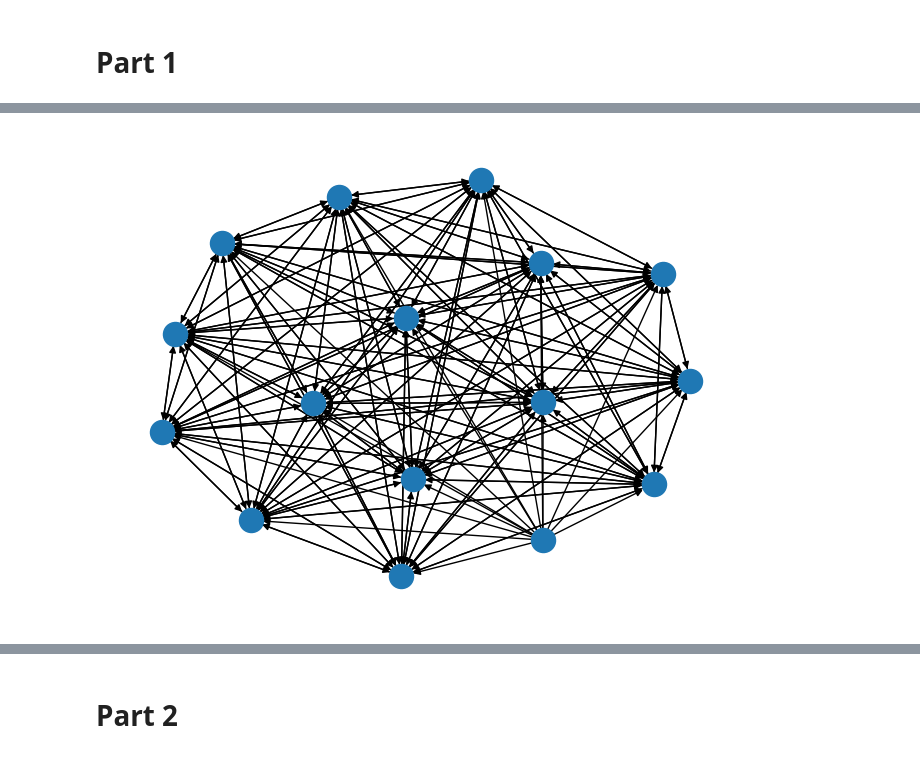
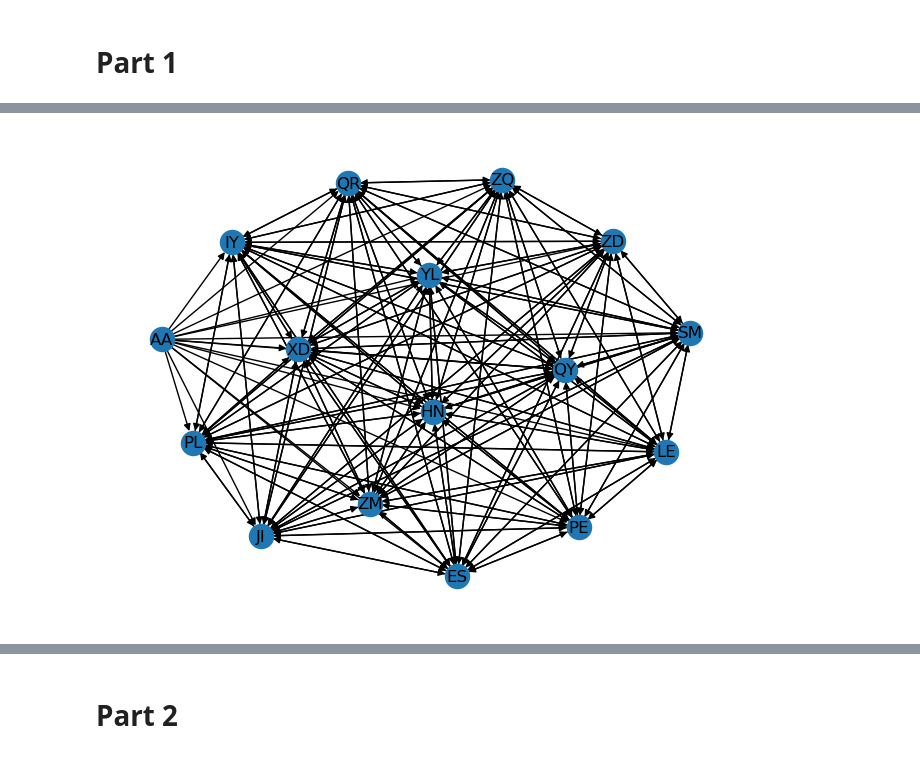
Before and after one commit to signalfel/advent-of-code-2022, a Jupyter notebook: day16/day16.ipynb, the cells around one changed output, grey strips where cells are left out. Saved outputs shown, nothing was run; the diff lists cells and outputs as text; code cells hidden in the pictures.

```diff
--- a/day16/day16.ipynb
+++ b/day16/day16.ipynb
@@ -77,9 +96,9 @@ def path_reward(G, path, cost_field, reward_field):
 # %%
 # path_reward(H, ['AA', 'DD', 'BB', 'JJ', 'HH', 'EE', 'CC'], cost_field='cost', reward_field='reward')
 # %%
-nx.draw(H)
+nx.draw(H, with_labels=True)
 # %% [output]
-[figure, old version]
+[figure, new version]
 # %%
 def find_best_path(G, path):
     if (unchecked_neighbors := [node for node in nx.neighbors(G, path[-1]) if node not in path]):
```
Also changed, not shown: parts of 8 cells of this notebook.
